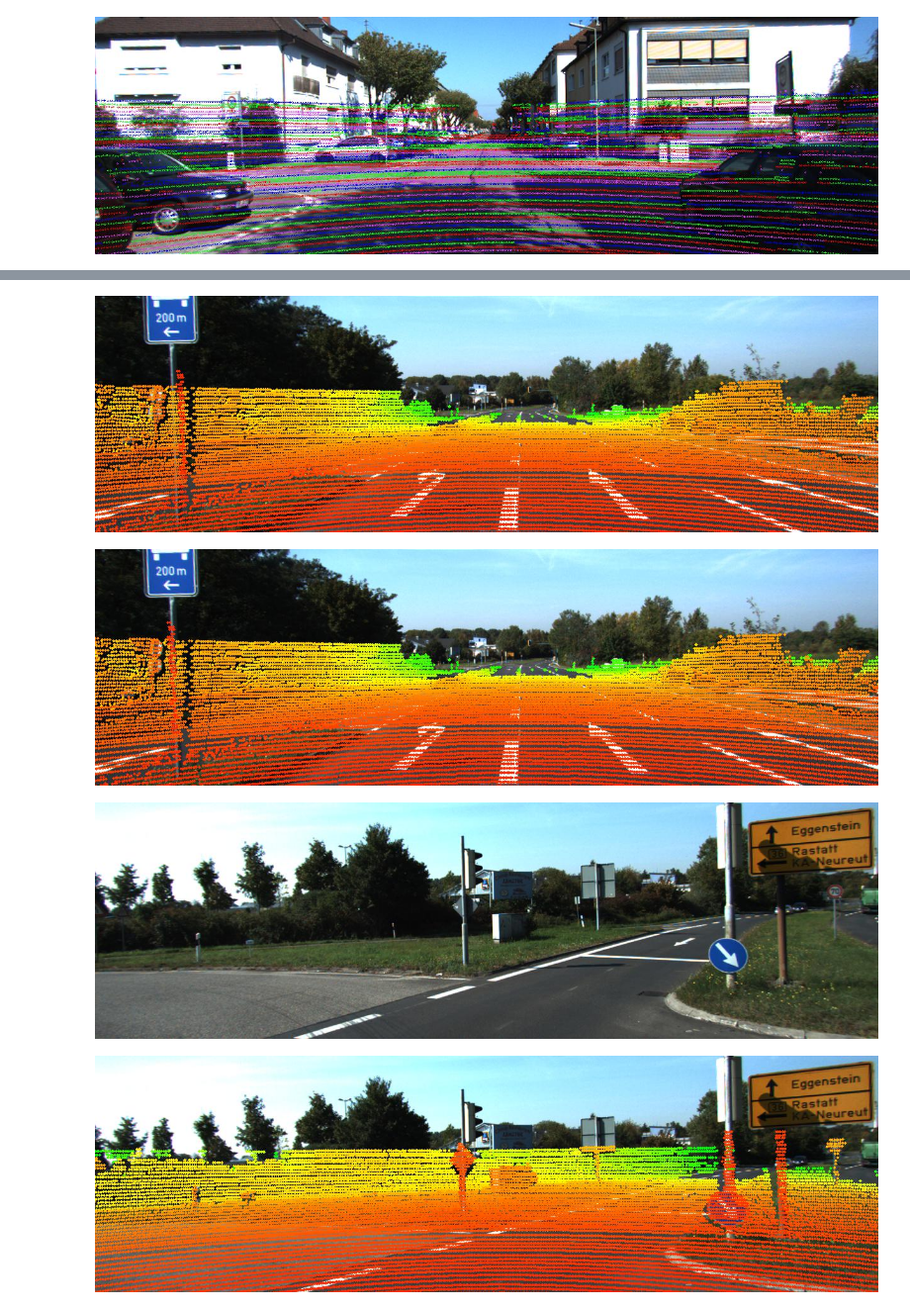
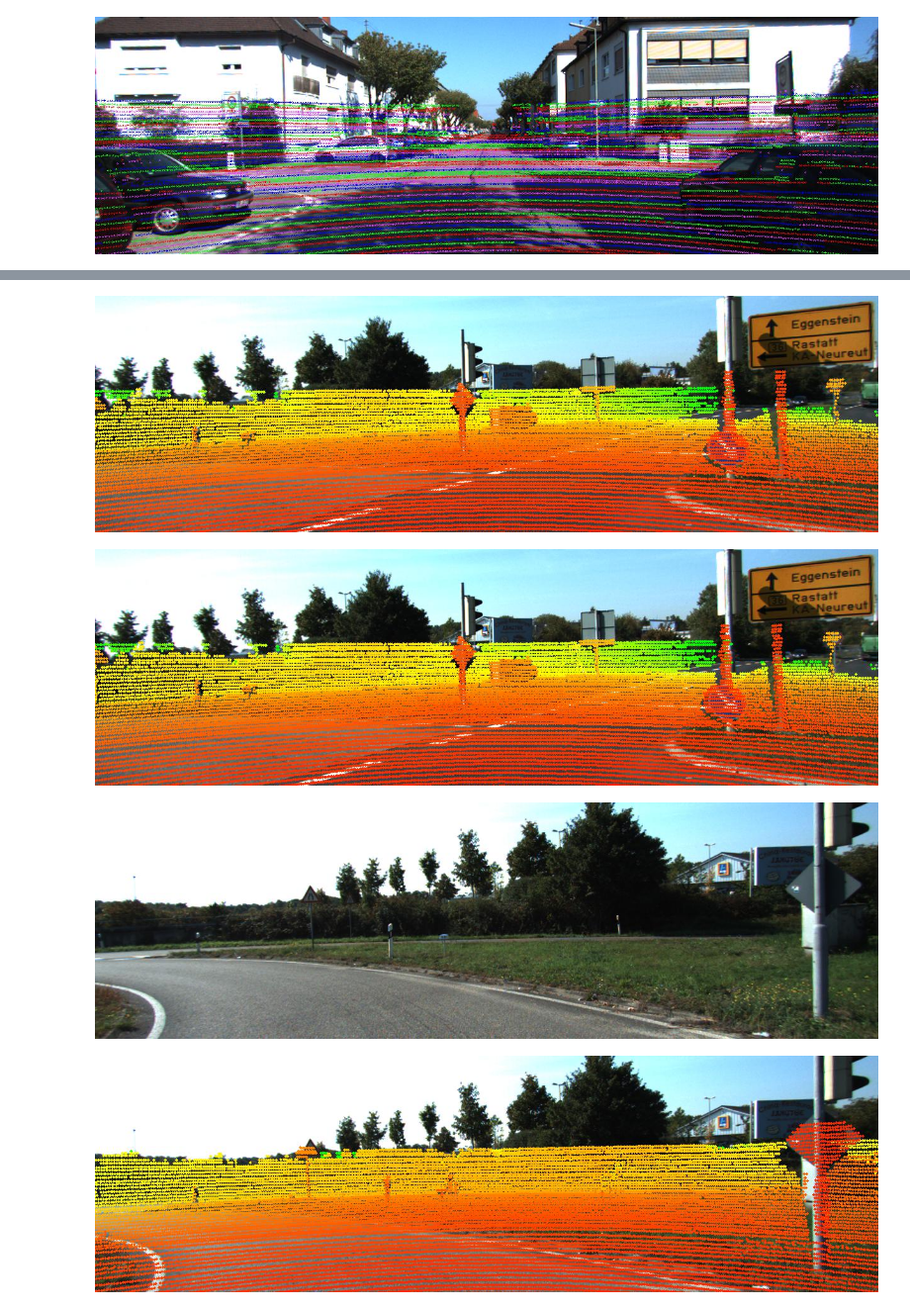
Before and after one commit to BBerabi/DLAD_Project1, a Jupyter notebook: project_1/project_1_notebook.ipynb, the cells around one changed output, grey strips where cells are left out. Shown at 99% size. Cells and saved outputs as stored; diff of their text form; code cells hidden in the pictures.

```diff
--- a/project_1/project_1_notebook.ipynb
+++ b/project_1/project_1_notebook.ipynb
@@ -601,8 +590,8 @@ def removeMotionDistortion(index_name, index):
     plt.imsave("image_" + index_name + "distortion_corrected" +  ".png", image_distortion_removed)
     showarray(image_distortion_removed)
 # %%
-indexNames = ['0000000037', '0000000077', '0000000310']
-indices = [37, 77, 310]
+indexNames = ['0000000037', '0000000310', '0000000320']
+indices = [37, 310, 320]
 
 for i in range(3):
     removeMotionDistortion(indexNames[i], indices[i])
@@ -614,4 +603,4 @@ for i in range(3):
-[figure, old version]
+[figure, new version]
-[figure, old version]
+[figure, new version]
-[figure, old version]
+[figure, new version]
-[figure, old version]
+[figure, new version]
```
Also changed, not shown: parts of 5 cells of this notebook, 2 other files.
